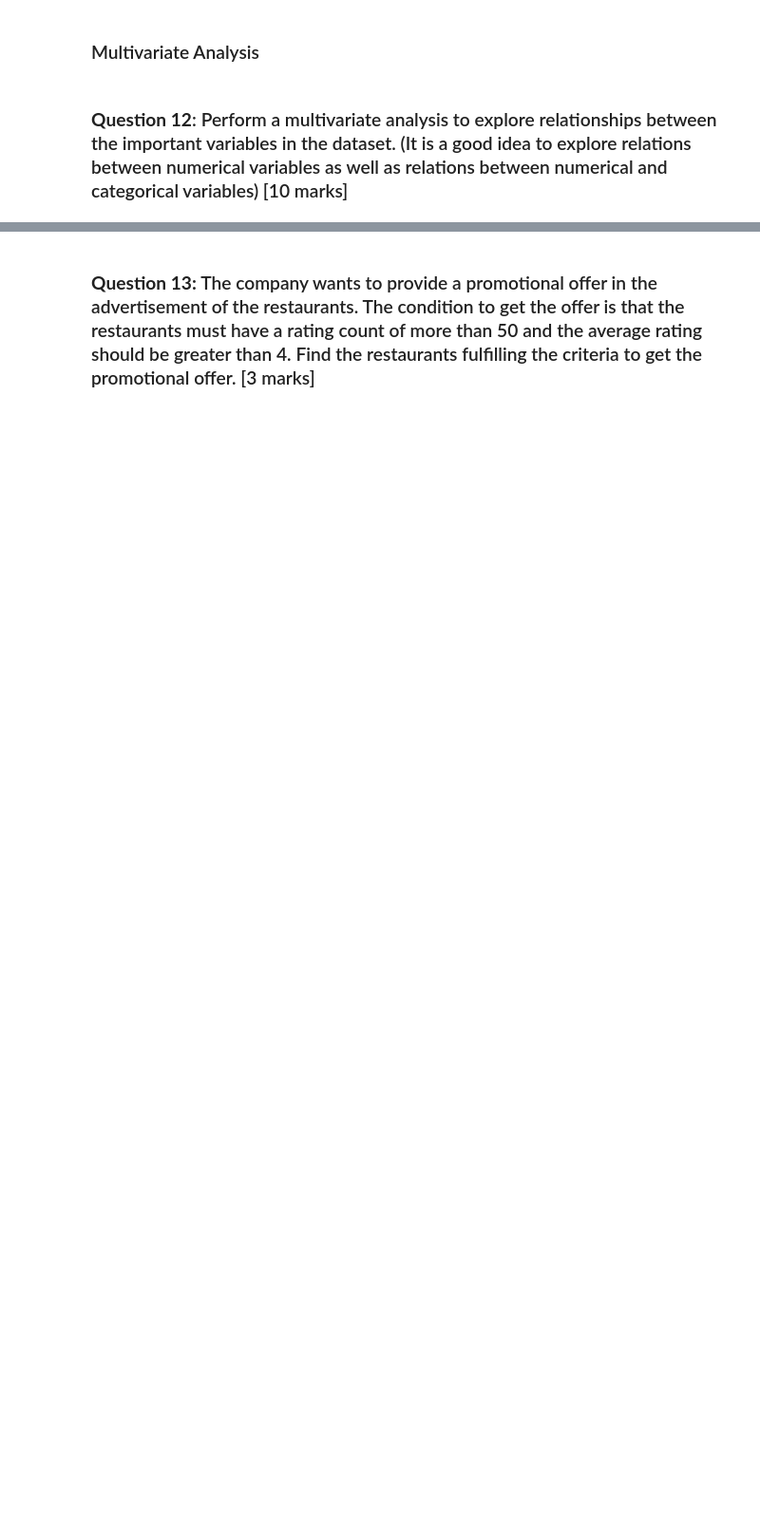
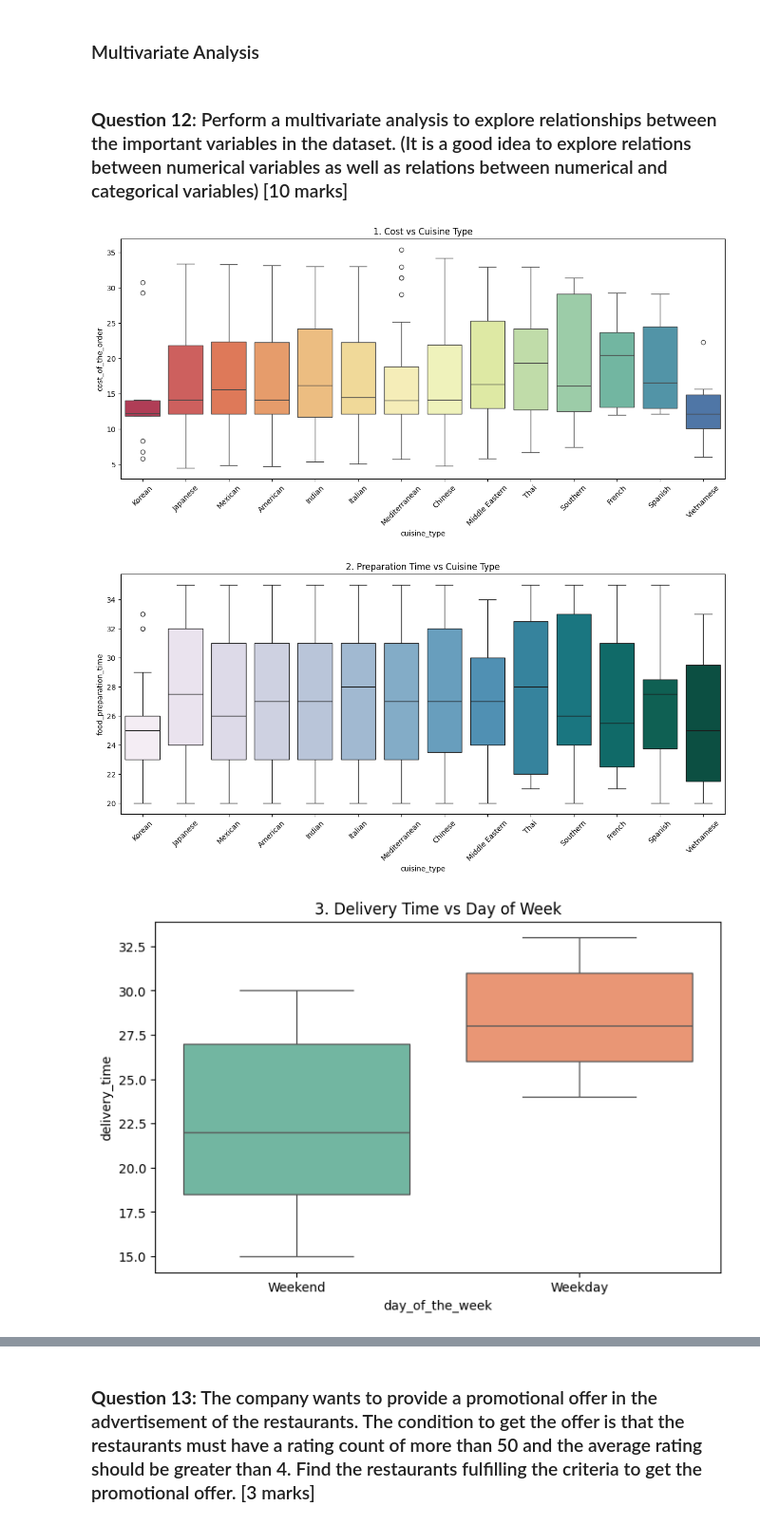
Before and after one commit to bootstrap0/python-foundations, a Jupyter notebook: FoodHub Notebook Full-code Version.ipynb, the cells around one changed output, grey strips where cells are left out. Shown at 95% size. Saved outputs shown, nothing was run; the diff lists cells and outputs as text; code cells hidden in the pictures; blank space fills up the shorter version.

```diff
--- a/FoodHub Notebook Full-code Version.ipynb
+++ b/FoodHub Notebook Full-code Version.ipynb
@@ -251,0 +340,71 @@ Finally imputing missing values in rating column with the average rating by cuis
+# %%
+# 1. Cost vs Cuisine Type (Boxplot)
+plt.figure(figsize=(15, 6))
+sns.boxplot(data=data, x='cuisine_type', y='cost_of_the_order', palette='Spectral', hue='cuisine_type', legend=False)
+plt.title('1. Cost vs Cuisine Type')
+plt.xticks(rotation=45)
+plt.show()
+
+# 2. Preparation Time vs Cuisine Type (Boxplot)
+plt.figure(figsize=(15, 6))
+sns.boxplot(data=data, x='cuisine_type', y='food_preparation_time', palette='PuBuGn', hue='cuisine_type', legend=False)
+plt.title('2. Preparation Time vs Cuisine Type')
+plt.xticks(rotation=45)
+plt.show()
+
+# 3. Delivery Time vs Day of Week (Boxplot)
+plt.figure(figsize=(8, 5))
+sns.boxplot(data=data, x='day_of_the_week', y='delivery_time', palette='Set2', hue='day_of_the_week', legend=False)
+plt.title('3. Delivery Time vs Day of Week')
+plt.show()
+
+# 4. Preparation Time vs Day of Week (Violin Plot)
+plt.figure(figsize=(8, 5))
+sns.violinplot(data=data, x='day_of_the_week', y='food_preparation_time', palette='Pastel1', hue='day_of_the_week', legend=False)
+plt.title('4. Prep Time Distribution: Weekday vs Weekend')
+plt.show()
+
+# 5. Cost vs Rating (Scatter/Stripplot)
+plt.figure(figsize=(10, 5))
+sns.stripplot(data=data, x='rating', y='cost_of_the_order', alpha=0.3, color='blue')
+plt.title('5. Relationship between Cost and Rating')
+plt.xticks(rotation=90)
+plt.show()
+
+# 6. Avg Cost per Cuisine by Day (Pointplot)
+plt.figure(figsize=(15, 6))
+sns.pointplot(data=data, x='cuisine_type', y='cost_of_the_order', hue='day_of_the_week')
+plt.title('6. Mean Cost per Cuisine: Weekday vs Weekend')
+plt.xticks(rotation=45)
+plt.show()
+
+# 7. Total Time (Prep+Delivery) vs Cuisine (Boxplot)
+data['total_time'] = data['food_preparation_time'] + data['delivery_time']
+plt.figure(figsize=(15, 6))
+sns.boxplot(data=data, x='cuisine_type', y='total_time', palette='coolwarm', hue='cuisine_type', legend=False)
+plt.title('7. Total Delivery Time (Prep + Transit) by Cuisine')
+plt.xticks(rotation=45)
+plt.show()
+
+# 8. Correlation Heatmap (Numerical vs Numerical)
+plt.figure(figsize=(10, 6))
+numeric_data = data[['cost_of_the_order', 'food_preparation_time', 'delivery_time', 'rating', 'total_time']]
+sns.heatmap(numeric_data.corr(), annot=True, cmap='RdBu', fmt='.2f')
+plt.title('8. Correlation Matrix of Numerical Features')
+plt.show()
+
+# 9. Cost Distribution by Rating (Boxplot)
+plt.figure(figsize=(10, 5))
+sns.boxplot(data=data, x='rating', y='cost_of_the_order', palette='viridis', hue='rating', legend=False)
+plt.title('9. Do expensive orders get better ratings?')
+plt.xticks(rotation=90)
+plt.show()
+
+# 10. Prep Time vs Delivery Time (Jointplot)
+sns.jointplot(data=data, x='food_preparation_time', y='delivery_time', kind='hex', color='green')
+plt.suptitle('10. Prep Time vs Transit Time Density', y=1.02)
+plt.show()
+# %% [output]
+[figure, added]
+[figure, added]
+[figure, added]
```
Also changed, not shown: parts of 56 cells of this notebook.
